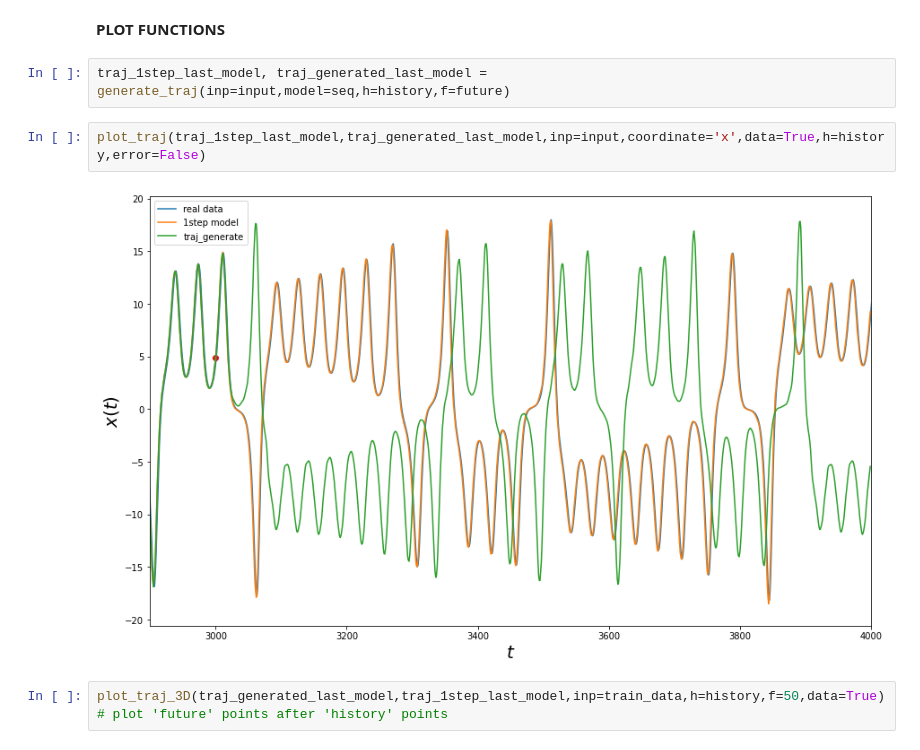
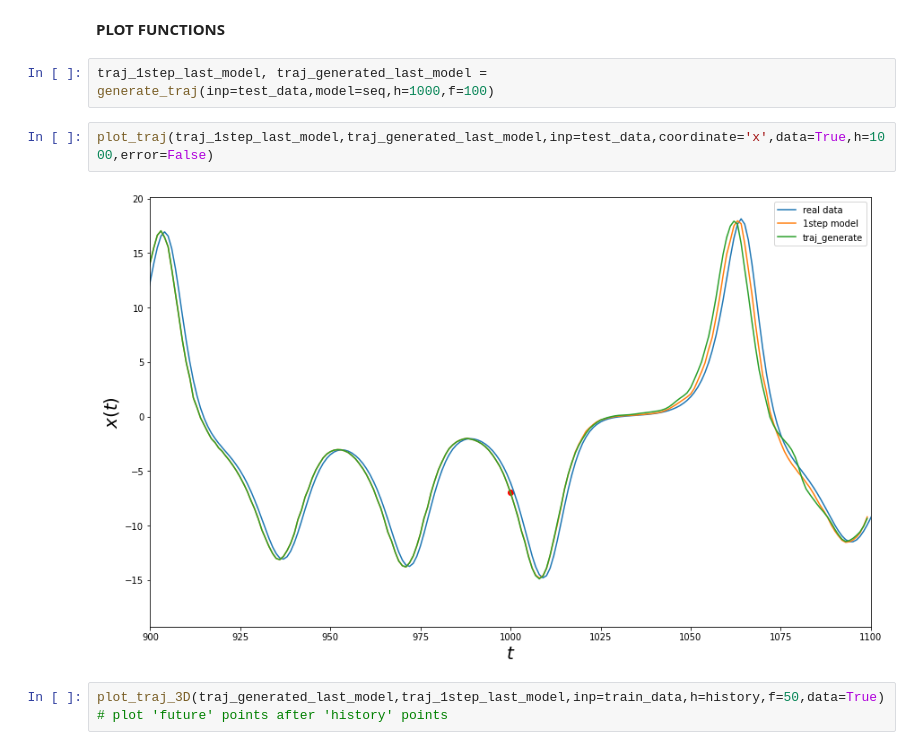
Before and after one commit to raudh1/LorenzModel, a Jupyter notebook: generate_trajectories/GenerateTrajLorenzRNN.ipynb, the cells around one changed output. Drawn from its saved outputs; the diff is of its cells as text.

```diff
--- a/generate_trajectories/GenerateTrajLorenzRNN.ipynb
+++ b/generate_trajectories/GenerateTrajLorenzRNN.ipynb
@@ -129,11 +129,11 @@ future=1000
 # %% [markdown]
 **PLOT FUNCTIONS**
 # %%
-traj_1step_last_model, traj_generated_last_model = generate_traj(inp=input,model=seq,h=history,f=future)
+traj_1step_last_model, traj_generated_last_model = generate_traj(inp=test_data,model=seq,h=1000,f=100)
 # %%
-plot_traj(traj_1step_last_model,traj_generated_last_model,inp=input,coordinate='x',data=True,h=history,error=False)
+plot_traj(traj_1step_last_model,traj_generated_last_model,inp=test_data,coordinate='x',data=True,h=1000,error=False)
 # %% [output]
-[figure, old version]
+[figure, new version]
 # %%
 plot_traj_3D(traj_generated_last_model,traj_1step_last_model,inp=train_data,h=history,f=50,data=True) # plot 'future' points after 'history' points
 # %% [output]
```
